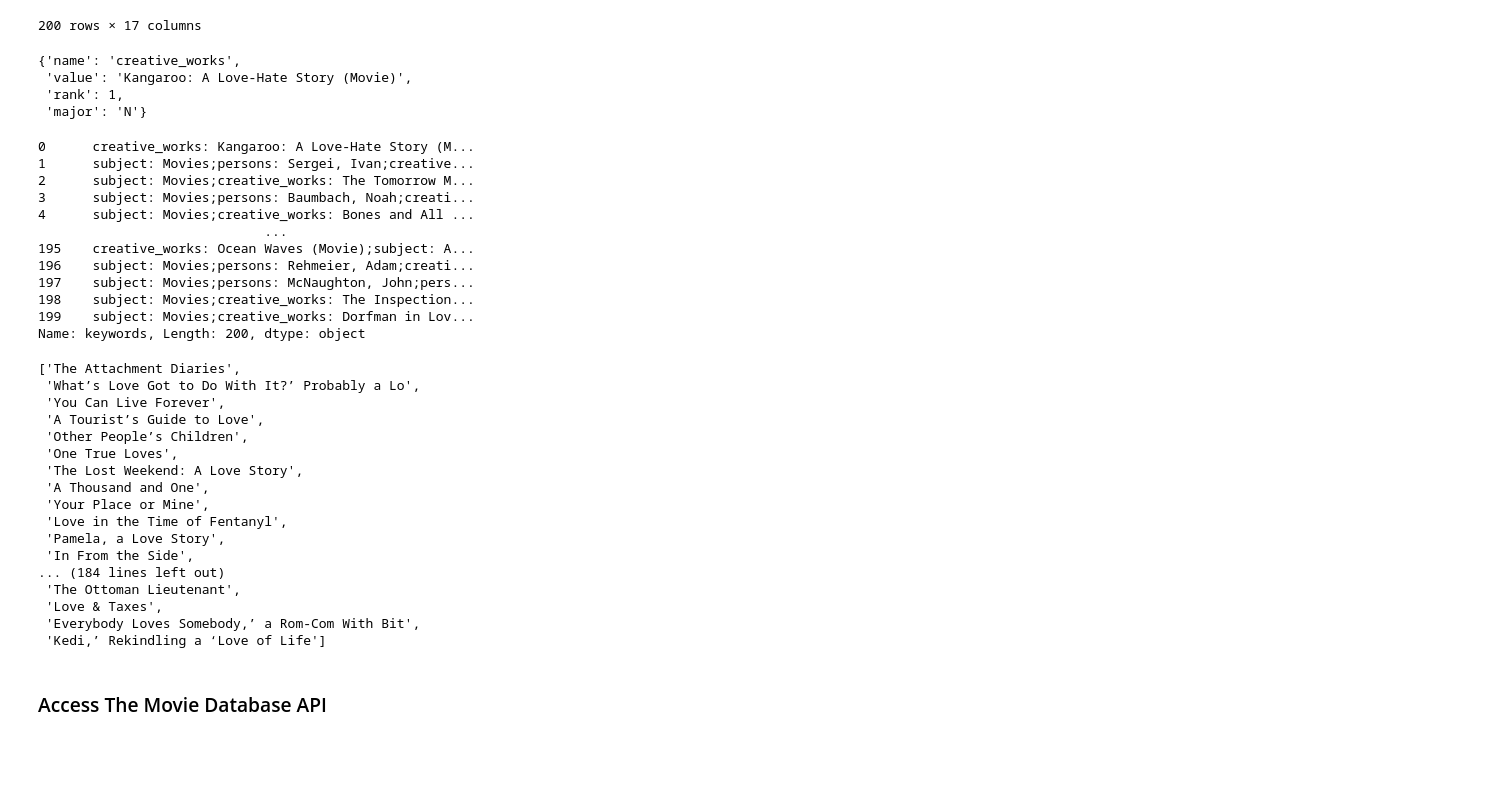
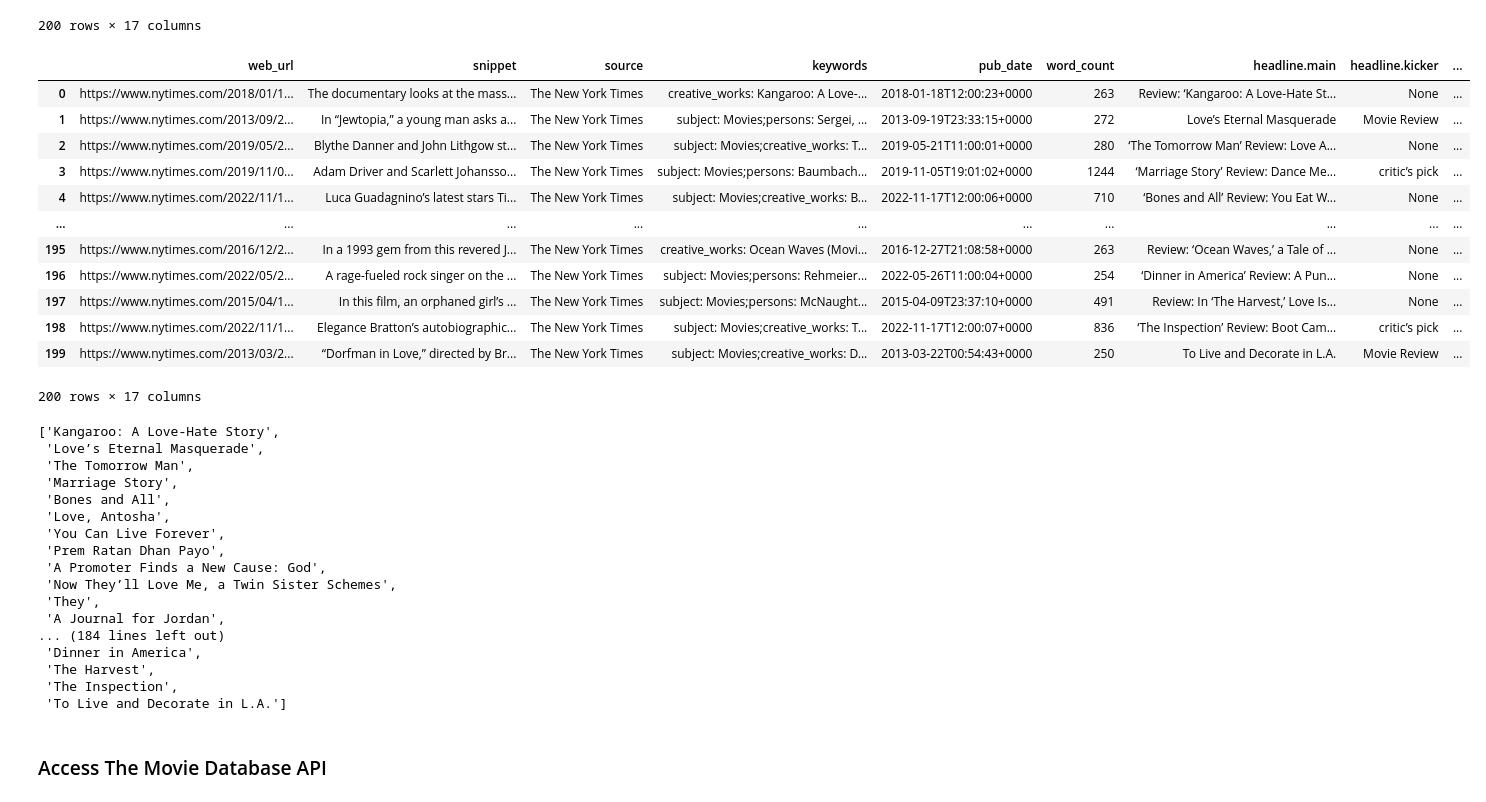
Before and after one commit to mikeyms1/data-sourcing-challenge, a Jupyter notebook: retrieve_movie_data.ipynb, the cells around one changed output. Cells and saved outputs as stored; diff of their text form; code cells hidden in the pictures; blank space fills up the shorter version.

```diff
--- a/retrieve_movie_data.ipynb
+++ b/retrieve_movie_data.ipynb
@@ -209,58 +177,65 @@ reviews_df
 | 198 | https://www.nytimes.com/2022/11/1... | Elegance Bratton’s autobiographic... | The New York Times | [{'name': 'subject', 'value': 'Mo... | 2022-11-17T12:00:07+0000 | 836 | ‘The Inspection’ Review: Boot Cam... | critic’s pick | ... |
 | 199 | https://www.nytimes.com/2013/03/2... | “Dorfman in Love,” directed by Br... | The New York Times | [{'name': 'subject', 'value': 'Mo... | 2013-03-22T00:54:43+0000 | 250 | To Live and Decorate in L.A. | Movie Review | ... |
 200 rows × 17 columns
-# %%
-reviews_df['keywords'][0][0]
-# %% [output]
-{'name': 'creative_works',
- 'value': 'Kangaroo: A Love-Hate Story (Movie)',
- 'rank': 1,
- 'major': 'N'}
 # %%
 # Extract 'name' and 'value' from items in "keywords" column
 def extract_keywords(keyword_list):
     extracted_keywords = ""
     for item in keyword_list:
         # Extract 'name' and 'value'
         keyword = f"{item['name']}: {item['value']};"
         # Append the keyword item to the extracted_keywords list
         extracted_keywords += keyword
     return extracted_keywords
 
 # Fix the "keywords" column by converting cells from a list to a string
-temp = reviews_df['keywords'].apply(extract_keywords)
-temp
+reviews_df['keywords'] = reviews_df['keywords'].apply(extract_keywords)
+reviews_df
 # %% [output]
+|  | web_url | snippet | source | keywords | pub_date | word_count | headline.main | headline.kicker | ... |
+| 0 | https://www.nytimes.com/2018/01/1... | The documentary looks at the mass... | The New York Times | creative_works: Kangaroo: A Love-... | 2018-01-18T12:00:23+0000 | 263 | Review: ‘Kangaroo: A Love-Hate St... | None | ... |
+| 1 | https://www.nytimes.com/2013/09/2... | In “Jewtopia,” a young man asks a... | The New York Times | subject: Movies;persons: Sergei, ... | 2013-09-19T23:33:15+0000 | 272 | Love’s Eternal Masquerade | Movie Review | ... |
+| 2 | https://www.nytimes.com/2019/05/2... | Blythe Danner and John Lithgow st... | The New York Times | subject: Movies;creative_works: T... | 2019-05-21T11:00:01+0000 | 280 | ‘The Tomorrow Man’ Review: Love A... | None | ... |
+| 3 | https://www.nytimes.com/2019/11/0... | Adam Driver and Scarlett Johansso... | The New York Times | subject: Movies;persons: Baumbach... | 2019-11-05T19:01:02+0000 | 1244 | ‘Marriage Story’ Review: Dance Me... | critic’s pick | ... |
+| 4 | https://www.nytimes.com/2022/11/1... | Luca Guadagnino’s latest stars Ti... | The New York Times | subject: Movies;creative_works: B... | 2022-11-17T12:00:06+0000 | 710 | ‘Bones and All’ Review: You Eat W... | None | ... |
+| ... | ... | ... | ... | ... | ... | ... | ... | ... | ... |
+| 195 | https://www.nytimes.com/2016/12/2... | In a 1993 gem from this revered J... | The New York Times | creative_works: Ocean Waves (Movi... | 2016-12-27T21:08:58+0000 | 263 | Review: ‘Ocean Waves,’ a Tale of ... | None | ... |
+| 196 | https://www.nytimes.com/2022/05/2... | A rage-fueled rock singer on the ... | The New York Times | subject: Movies;persons: Rehmeier... | 2022-05-26T11:00:04+0000 | 254 | ‘Dinner in America’ Review: A Pun... | None | ... |
+| 197 | https://www.nytimes.com/2015/04/1... | In this film, an orphaned girl’s ... | The New York Times | subject: Movies;persons: McNaught... | 2015-04-09T23:37:10+0000 | 491 | Review: In ‘The Harvest,’ Love Is... | None | ... |
+| 198 | https://www.nytimes.com/2022/11/1... | Elegance Bratton’s autobiographic... | The New York Times | subject: Movies;creative_works: T... | 2022-11-17T12:00:07+0000 | 836 | ‘The Inspection’ Review: Boot Cam... | critic’s pick | ... |
+| 199 | https://www.nytimes.com/2013/03/2... | “Dorfman in Love,” directed by Br... | The New York Times | subject: Movies;creative_works: D... | 2013-03-22T00:54:43+0000 | 250 | To Live and Decorate in L.A. | Movie Review | ... |
-0      creative_works: Kangaroo: A Love-Hate Story (M...
-1      subject: Movies;persons: Sergei, Ivan;creative...
-2      subject: Movies;creative_works: The Tomorrow M...
-3      subject: Movies;persons: Baumbach, Noah;creati...
-4      subject: Movies;creative_works: Bones and All ...
-                             ...
-195    creative_works: Ocean Waves (Movie);subject: A...
-196    subject: Movies;persons: Rehmeier, Adam;creati...
-197    subject: Movies;persons: McNaughton, John;pers...
-198    subject: Movies;creative_works: The Inspection...
-199    subject: Movies;creative_works: Dorfman in Lov...
-Name: keywords, Length: 200, dtype: object
+200 rows × 17 columns
 # %%
 # Create a list from the "title" column using to_list()
 # These titles will be used in the query for The Movie Database
+titles = reviews_df['title'].to_list()
+titles
+
+#This function remove commas in the title, only if they are in the last postion
+def remove_trailing_comma(text):
+    if text.endswith(','):
+        return text.rstrip(',')
+    return text
+titles_cleaned = []
+for text in titles:
+    titles_cleaned.append(remove_trailing_comma(text))
+
+titles_cleaned
 # %% [output]
-['The Attachment Diaries',
- 'What’s Love Got to Do With It?’ Probably a Lo',
+['Kangaroo: A Love-Hate Story',
+ 'Love’s Eternal Masquerade',
+ 'The Tomorrow Man',
+ 'Marriage Story',
+ 'Bones and All',
+ 'Love, Antosha',
  'You Can Live Forever',
- 'A Tourist’s Guide to Love',
- 'Other People’s Children',
- 'One True Loves',
- 'The Lost Weekend: A Love Story',
- 'A Thousand and One',
- 'Your Place or Mine',
- 'Love in the Time of Fentanyl',
- 'Pamela, a Love Story',
- 'In From the Side',
+ 'Prem Ratan Dhan Payo',
+ 'A Promoter Finds a New Cause: God',
+ 'Now They’ll Love Me, a Twin Sister Schemes',
+ 'They',
+ 'A Journal for Jordan',
 ... (184 lines left out)
- 'The Ottoman Lieutenant',
- 'Love & Taxes',
- 'Everybody Loves Somebody,’ a Rom-Com With Bit',
- 'Kedi,’ Rekindling a ‘Love of Life']
+ 'Dinner in America',
+ 'The Harvest',
+ 'The Inspection',
+ 'To Live and Decorate in L.A.']
```
Also changed, not shown: parts of 14 cells of this notebook.
